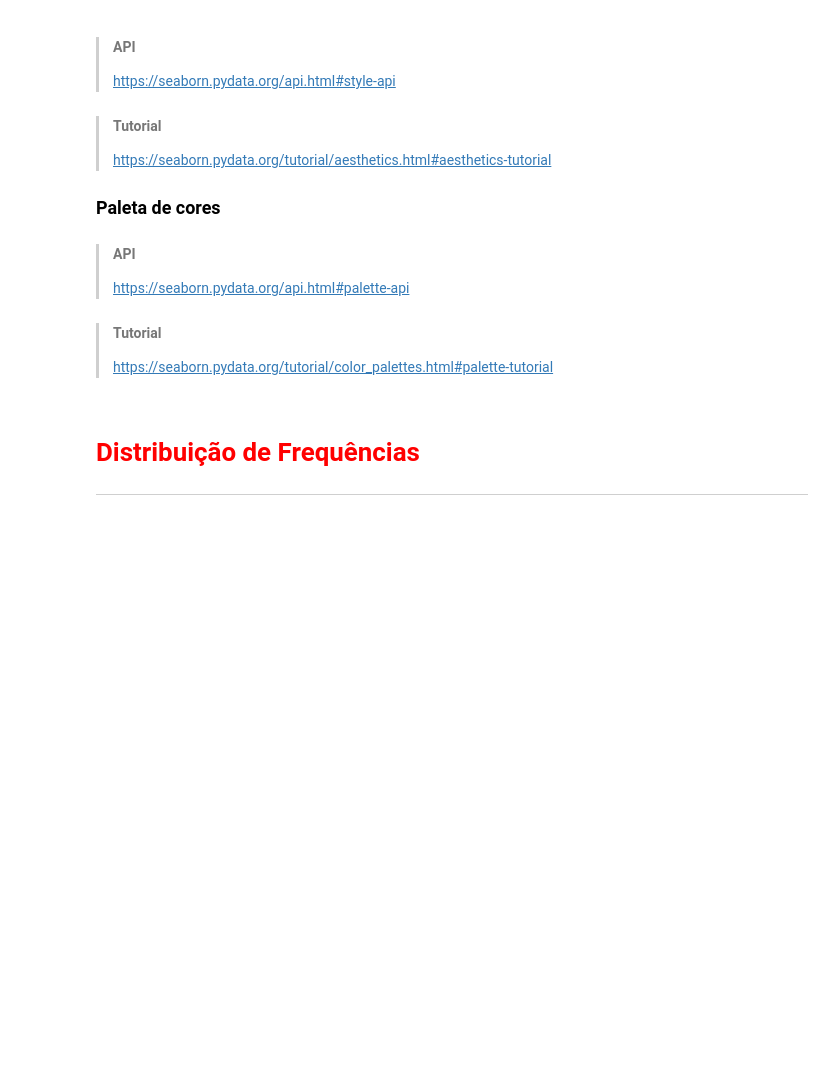
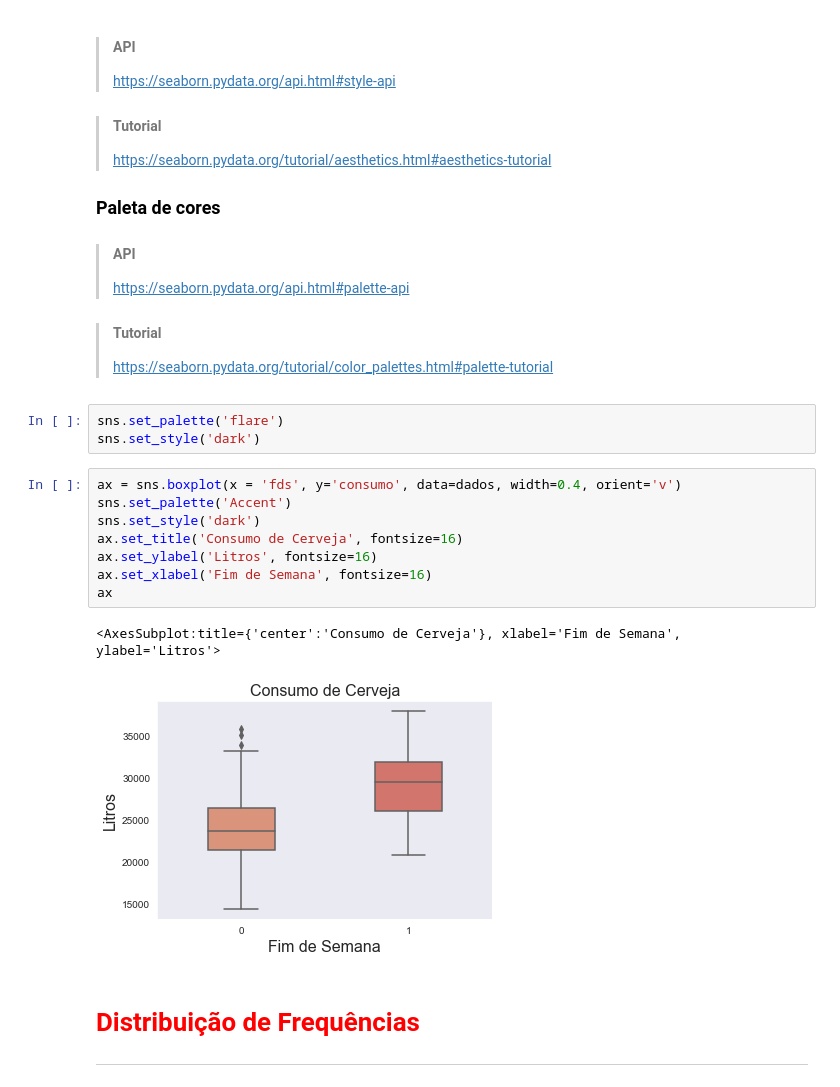
Before and after one commit to RenanLacana/Regressao-Linear, a Jupyter notebook: Aula 0 - Iniciando o Curso/data-science/reg-linear/Projeto/Regressão Linear.ipynb, the cells around one changed output. Drawn from its saved outputs; the diff is of its cells as text; blank space fills up the shorter version.

```diff
--- a/Aula 0 - Iniciando o Curso/data-science/reg-linear/Projeto/Regressão Linear.ipynb
+++ b/Aula 0 - Iniciando o Curso/data-science/reg-linear/Projeto/Regressão Linear.ipynb
@@ -160,6 +182,20 @@ https://seaborn.pydata.org/generated/seaborn.boxplot.html?highlight=boxplot#seab
 
 > #### Tutorial
 > https://seaborn.pydata.org/tutorial/color_palettes.html#palette-tutorial
+# %%
+sns.set_palette('flare')
+sns.set_style('dark')
+# %%
+ax = sns.boxplot(x = 'fds', y='consumo', data=dados, width=0.4, orient='v')
+sns.set_palette('Accent')
+sns.set_style('dark')
+ax.set_title('Consumo de Cerveja', fontsize=16)
+ax.set_ylabel('Litros', fontsize=16)
+ax.set_xlabel('Fim de Semana', fontsize=16)
+ax
+# %% [output]
+<AxesSubplot:title={'center':'Consumo de Cerveja'}, xlabel='Fim de Semana', ylabel='Litros'>
+[figure, added]
 # %% [markdown]
 # <font color='red' style='font-size: 30px;'>Distribuição de Frequências</font>
 <hr style='border: 2px solid red;'>
```
Also changed, not shown: parts of 14 cells of this notebook.
